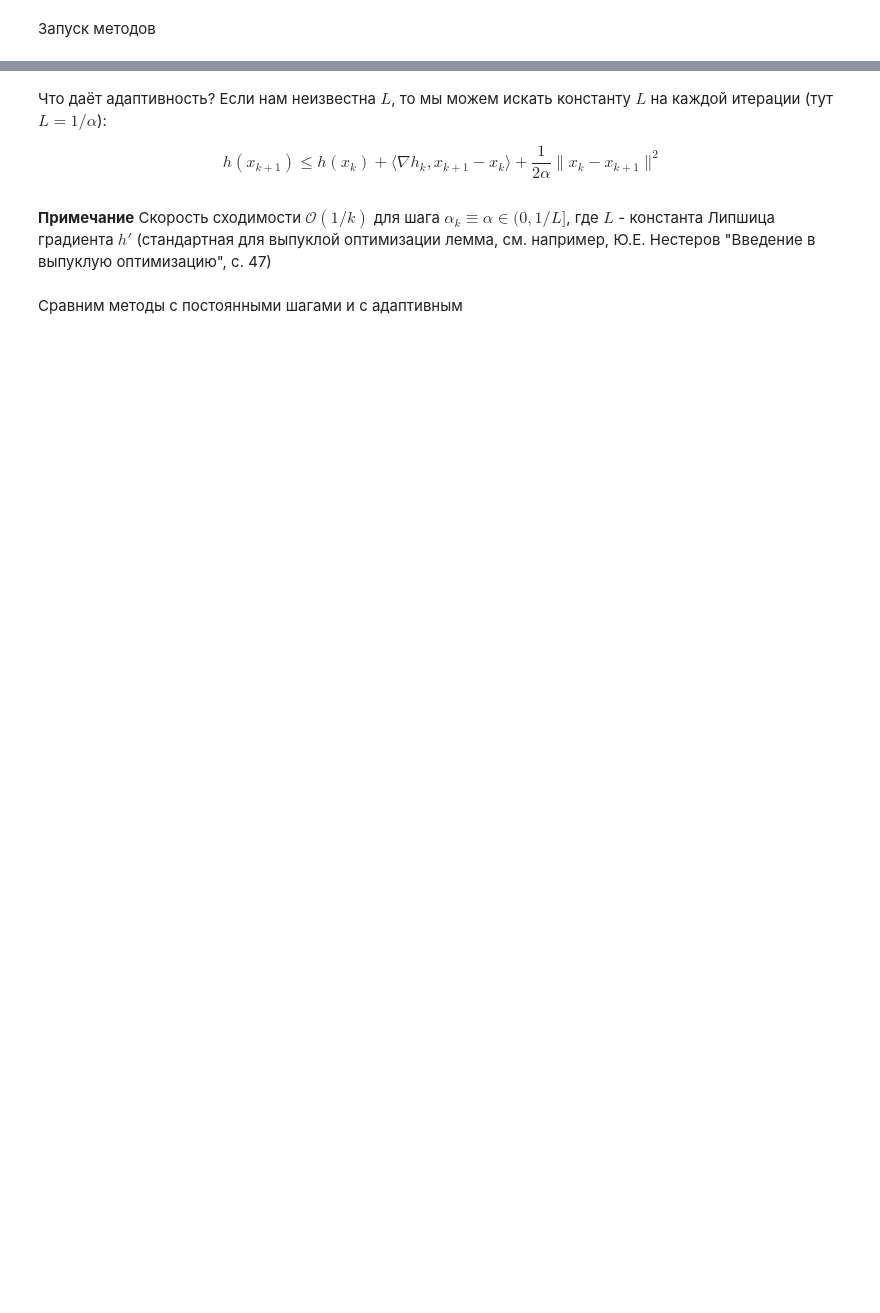
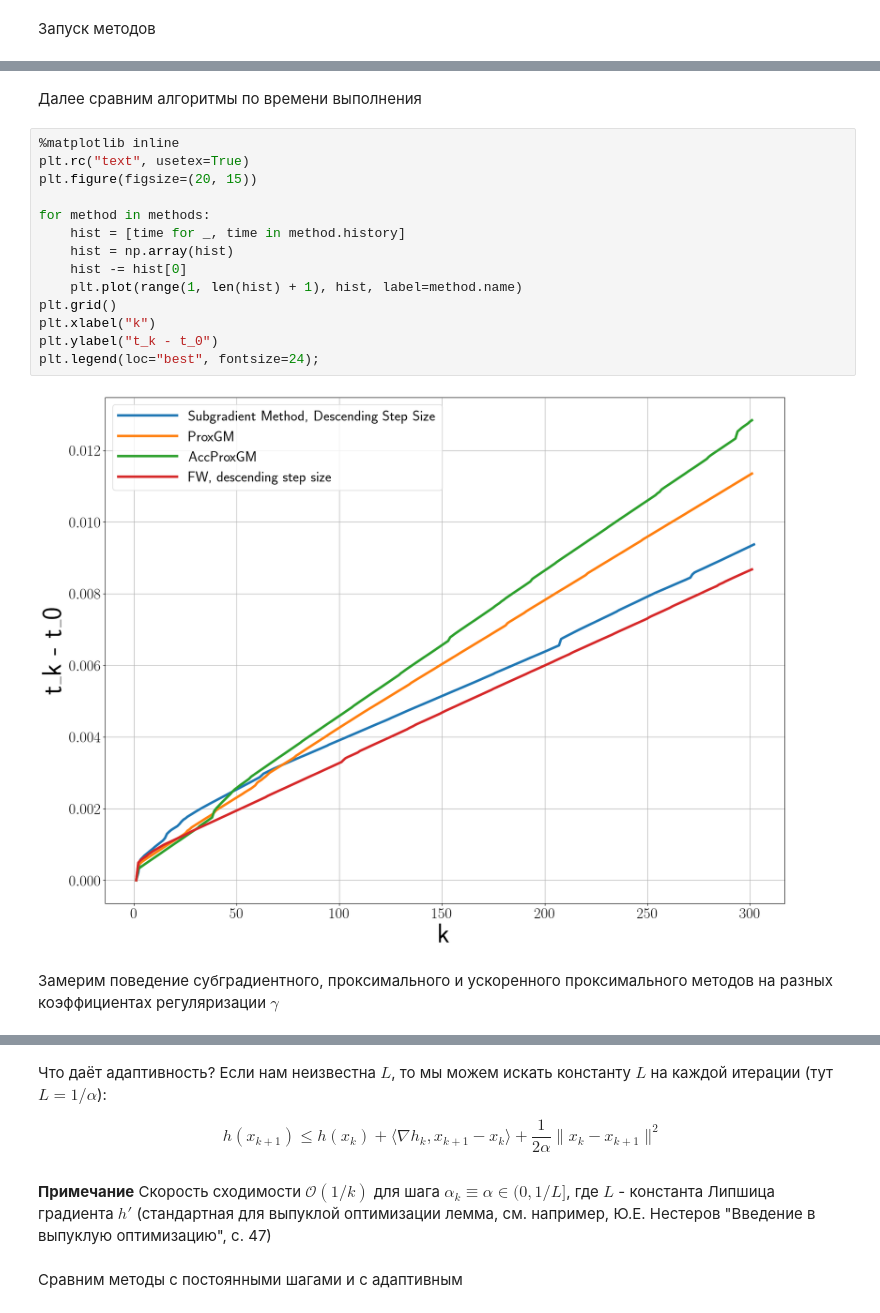
Before and after one commit to DredderGun/math_opt_course, a Jupyter notebook: lesson4_non_smooth_obj/sem3_proximal.ipynb, the cells around one changed output, grey strips where cells are left out. Cells and saved outputs as stored; diff of their text form; blank space fills up the shorter version.

```diff
--- a/lesson4_non_smooth_obj/sem3_proximal.ipynb
+++ b/lesson4_non_smooth_obj/sem3_proximal.ipynb
@@ -236,0 +357,20 @@ plt.legend(loc="best", fontsize=24);
+# %% [markdown]
+Далее сравним алгоритмы по времени выполнения
+# %%
+%matplotlib inline
+plt.rc("text", usetex=True)
+plt.figure(figsize=(20, 15))
+
+for method in methods:
+    hist = [time for _, time in method.history]
+    hist = np.array(hist)
+    hist -= hist[0]
+    plt.plot(range(1, len(hist) + 1), hist, label=method.name)
+plt.grid()
+plt.xlabel("k")
+plt.ylabel("t_k - t_0")
+plt.legend(loc="best", fontsize=24);
+# %% [output]
+[figure, added]
+# %% [markdown]
+Замерим поведение субградиентного, проксимального и ускоренного проксимального методов на разных коэффициентах регуляризации $\gamma$
```
Also changed, not shown: parts of 33 cells of this notebook.
